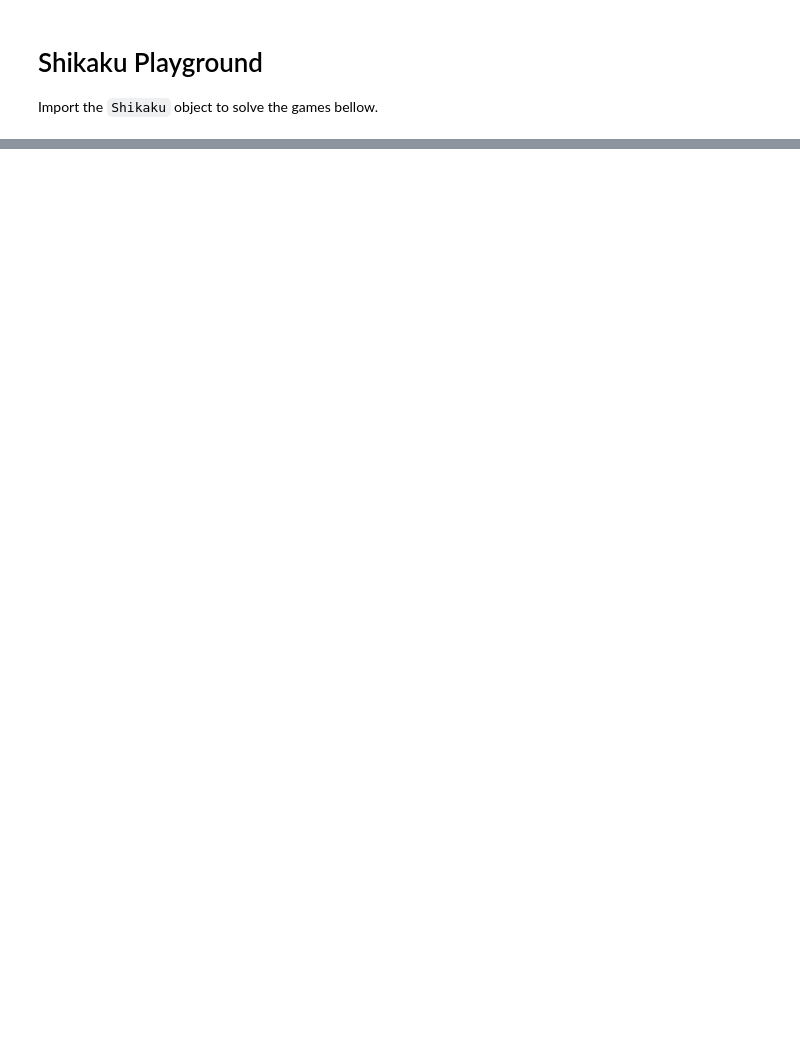
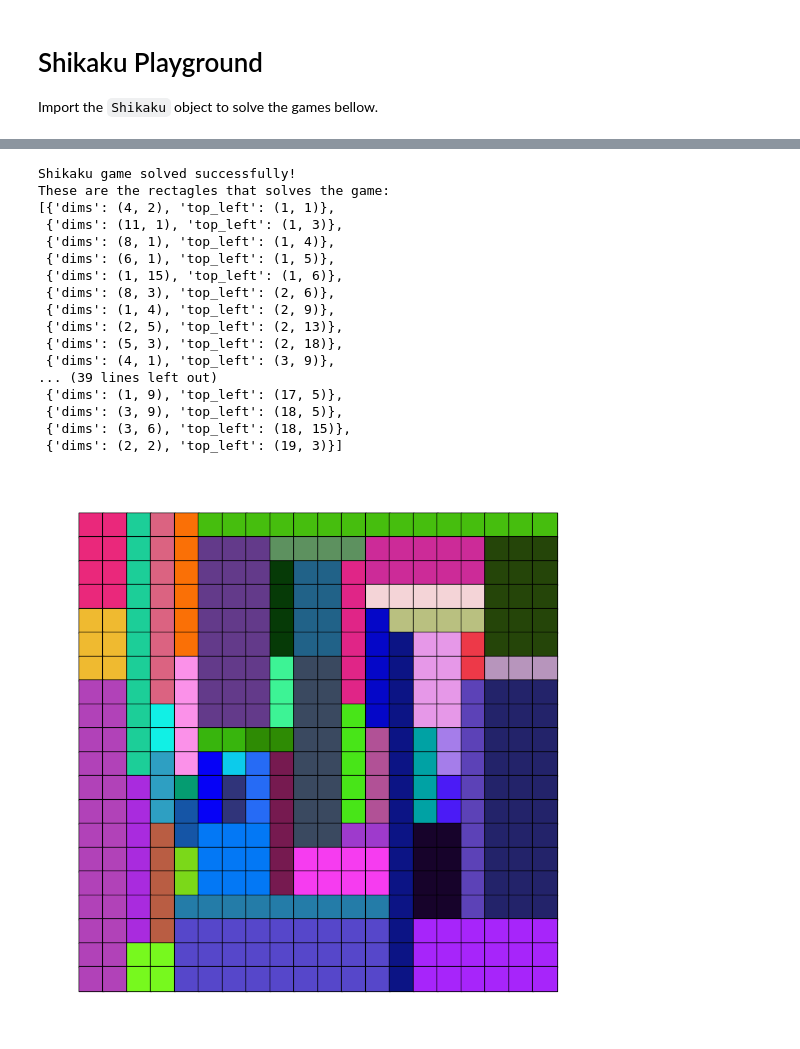
Before and after one commit to rodrigo-cl-porto/LinkedIn-Games-LinOpt-Solvers, a Jupyter notebook: notebooks/shikaku.ipynb, the cells around one changed output, grey strips where cells are left out. Drawn from its saved outputs; the diff is of its cells as text; code cells hidden in the pictures; blank space fills up the shorter version.

```diff
--- a/notebooks/shikaku.ipynb
+++ b/notebooks/shikaku.ipynb
@@ -76,27 +108,46 @@ August 12<sup>th</sup>, 2026
 # %%
 seeds = {
     ( 1, 2):  8, ( 1, 8): 15,
     ( 2, 3): 11, ( 2, 9):  4, ( 2,18): 15,
     ( 3, 4):  8, ( 3,13): 10,
     ( 4, 5):  6, ( 4, 9):  4, ( 4,16):  5,
     ( 5,16):  4,
     ( 6, 2):  6, ( 6,10):  8, ( 6,13):  5,
     ( 7,15):  8, ( 7,17):  2, ( 7,20):  3,
     ( 8, 7): 24, ( 8, 9):  3, ( 8,12):  6,
     (10, 4):  2, (10, 7):  2, (10, 8):  2, (10,14): 15, (10,15): 4, (10,16):  2, (10,20): 30,
     (11, 5):  5, (11, 6):  3, (11, 7):  1, (11,11): 16, (11,17): 10,
     (12, 4):  3, (12, 5):  1, (12, 7):  2, (12, 8):  3, (12, 9):  6,
     (13, 5):  2, (13,12):  5, (13,13):  4, (13,16):  2,
     (14, 3):  7, (14,13):  2, (14,15):  8,
     (15, 8):  9, (15,10):  8,
     (16, 5):  2,
     (17, 1): 26, (17, 8):  9,
     (18, 4):  5,
     (19, 4):  4, (19,12): 27, (19,19): 18,
 }
-shikaku = shikaku(20, seeds)
+shikaku = Shikaku(20, seeds)
 shikaku.solve(verbose=True)
 shikaku.show()
+# %% [output]
+Shikaku game solved successfully!
+These are the rectagles that solves the game:
+[{'dims': (4, 2), 'top_left': (1, 1)},
+ {'dims': (11, 1), 'top_left': (1, 3)},
+ {'dims': (8, 1), 'top_left': (1, 4)},
+ {'dims': (6, 1), 'top_left': (1, 5)},
+ {'dims': (1, 15), 'top_left': (1, 6)},
+ {'dims': (8, 3), 'top_left': (2, 6)},
+ {'dims': (1, 4), 'top_left': (2, 9)},
+ {'dims': (2, 5), 'top_left': (2, 13)},
+ {'dims': (5, 3), 'top_left': (2, 18)},
+ {'dims': (4, 1), 'top_left': (3, 9)},
+... (39 lines left out)
+ {'dims': (1, 9), 'top_left': (17, 5)},
+ {'dims': (3, 9), 'top_left': (18, 5)},
+ {'dims': (3, 6), 'top_left': (18, 15)},
+ {'dims': (2, 2), 'top_left': (19, 3)}]
+[figure, added]
 # %% [markdown]
 Solution of Hard Shikaku.
 
```
Also changed, not shown: parts of 5 cells of this notebook, 2 other files.
